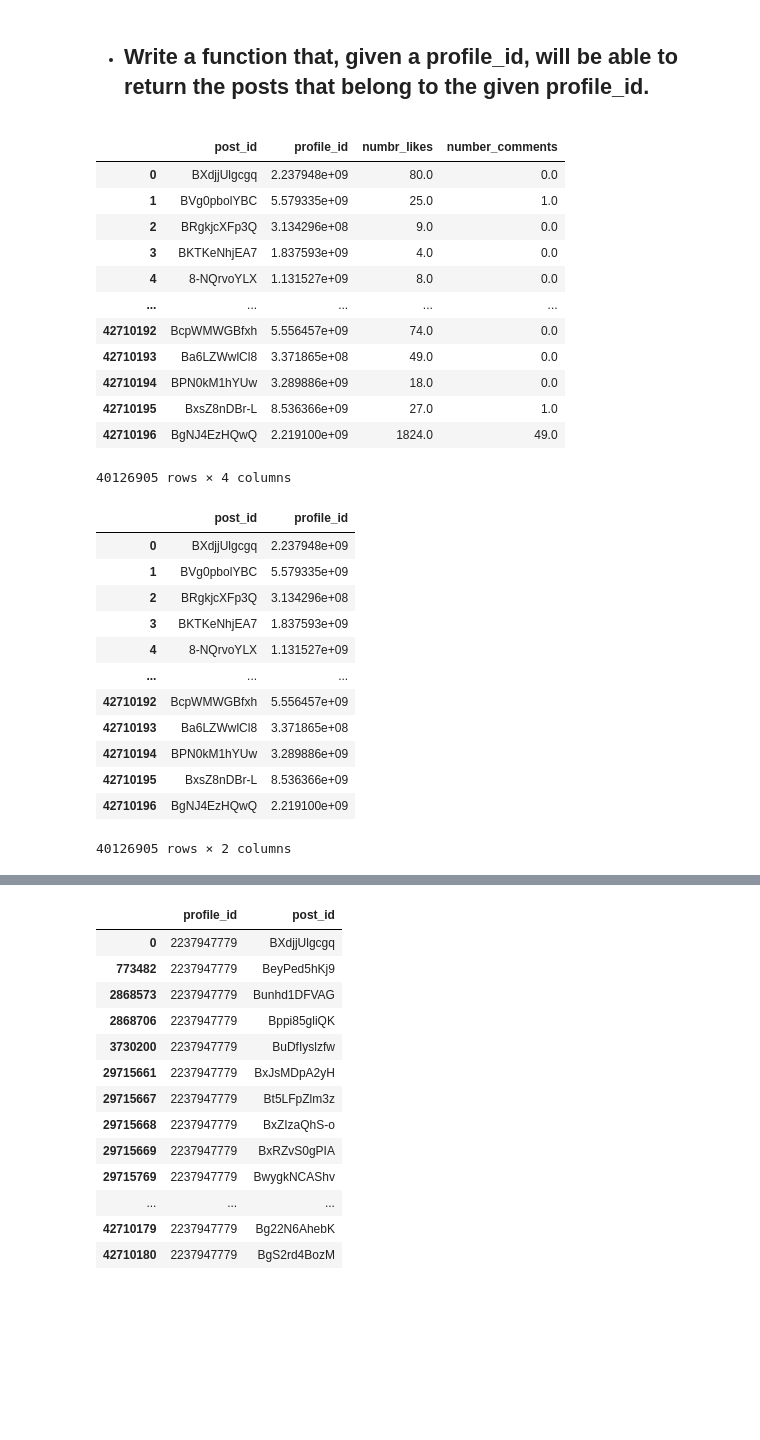
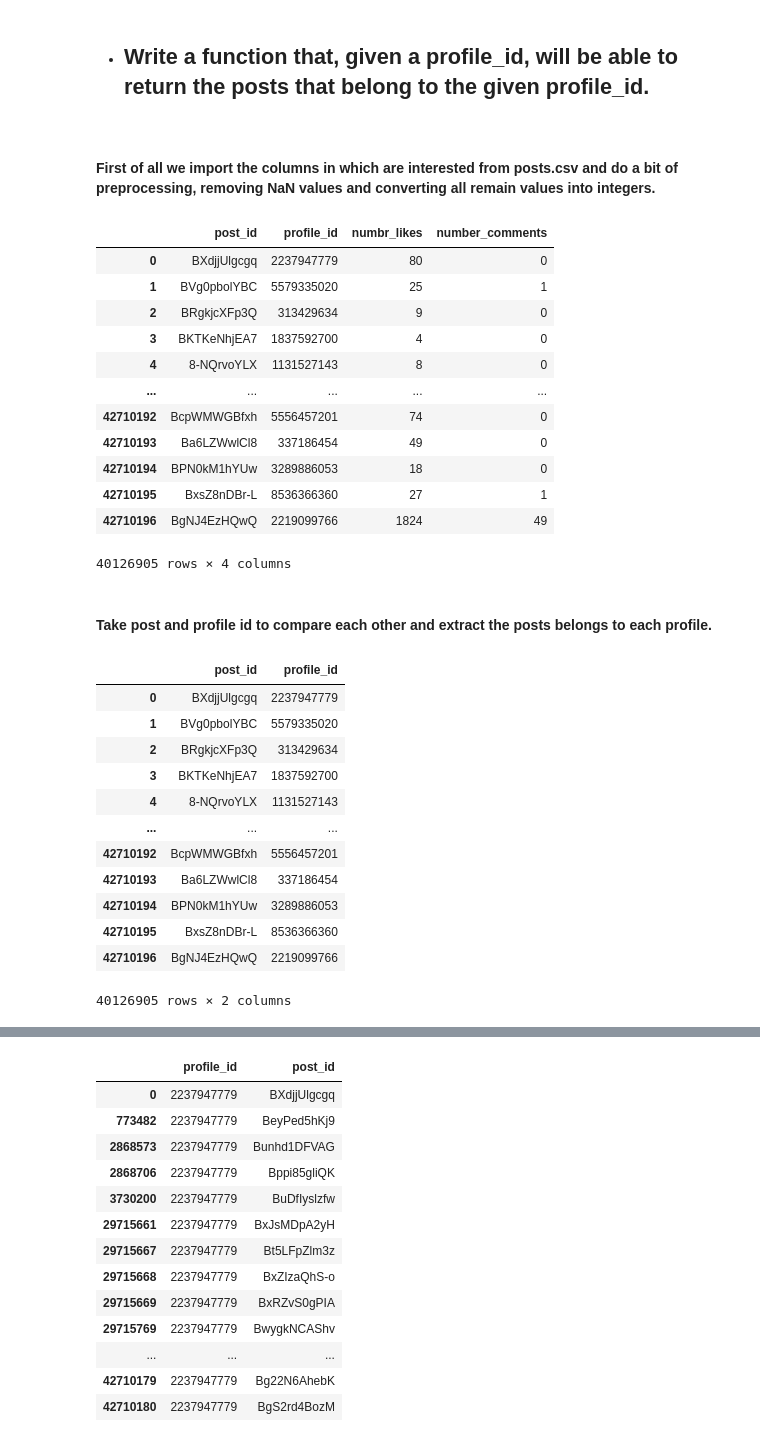
Before and after one commit to jonasbarth/adm-2022-hw-2, a Jupyter notebook: RQ4.ipynb, the cells around one changed output, grey strips where cells are left out. Cells and saved outputs as stored; diff of their text form; code cells hidden in the pictures; blank space fills up the shorter version.

```diff
--- a/RQ4.ipynb
+++ b/RQ4.ipynb
@@ -6,38 +8,44 @@ import datatable as dt
 ## [RQ4] In most cases, we will not have a consistent dataset, and the one we are dealing with is not an exception (ex. in the given datasets, you may not find the information of the profiles for some of the posts). So let’s enhance our analysis.
 # %% [markdown]
 - ## Write a function that, given a profile_id, will be able to return the posts that belong to the given profile_id.
+# %% [markdown]
+#### First of all we import the columns in which are interested from posts.csv and do a bit of preprocessing, removing NaN values and converting all remain values into integers.
 # %%
 prof_data = dt.fread('instagram_posts.csv', sep='\t', columns={"profile_id", "post_id", "numbr_likes", "number_comments"}).to_pandas()
-prof_data = prof_data.dropna()
-prof_data
-# %% [output]
-|  | post_id | profile_id | numbr_likes | number_comments |
-| 0 | BXdjjUlgcgq | 2.237948e+09 | 80.0 | 0.0 |
-| 1 | BVg0pbolYBC | 5.579335e+09 | 25.0 | 1.0 |
-| 2 | BRgkjcXFp3Q | 3.134296e+08 | 9.0 | 0.0 |
-| 3 | BKTKeNhjEA7 | 1.837593e+09 | 4.0 | 0.0 |
-| 4 | 8-NQrvoYLX | 1.131527e+09 | 8.0 | 0.0 |
-| ... | ... | ... | ... | ... |
-| 42710192 | BcpWMWGBfxh | 5.556457e+09 | 74.0 | 0.0 |
-| 42710193 | Ba6LZWwlCl8 | 3.371865e+08 | 49.0 | 0.0 |
-| 42710194 | BPN0kM1hYUw | 3.289886e+09 | 18.0 | 0.0 |
-| 42710195 | BxsZ8nDBr-L | 8.536366e+09 | 27.0 | 1.0 |
-| 42710196 | BgNJ4EzHQwQ | 2.219100e+09 | 1824.0 | 49.0 |
-40126905 rows × 4 columns
+# %%
+prof_data = prof_data.dropna()
+prof_data[['profile_id', 'numbr_likes', 'number_comments']] = prof_data[['profile_id', 'numbr_likes', 'number_comments']].values.astype('int64')
+prof_data
+# %% [output]
+|  | post_id | profile_id | numbr_likes | number_comments |
+| 0 | BXdjjUlgcgq | 2237947779 | 80 | 0 |
+| 1 | BVg0pbolYBC | 5579335020 | 25 | 1 |
+| 2 | BRgkjcXFp3Q | 313429634 | 9 | 0 |
+| 3 | BKTKeNhjEA7 | 1837592700 | 4 | 0 |
+| 4 | 8-NQrvoYLX | 1131527143 | 8 | 0 |
+| ... | ... | ... | ... | ... |
+| 42710192 | BcpWMWGBfxh | 5556457201 | 74 | 0 |
+| 42710193 | Ba6LZWwlCl8 | 337186454 | 49 | 0 |
+| 42710194 | BPN0kM1hYUw | 3289886053 | 18 | 0 |
+| 42710195 | BxsZ8nDBr-L | 8536366360 | 27 | 1 |
+| 42710196 | BgNJ4EzHQwQ | 2219099766 | 1824 | 49 |
+40126905 rows × 4 columns
+# %% [markdown]
+#### Take post and profile id to compare each other and extract the posts belongs to each profile.
 # %%
 prof_post = prof_data[['post_id', 'profile_id']]
 prof_post
 # %% [output]
 |  | post_id | profile_id |
-| 0 | BXdjjUlgcgq | 2.237948e+09 |
-| 1 | BVg0pbolYBC | 5.579335e+09 |
-| 2 | BRgkjcXFp3Q | 3.134296e+08 |
-| 3 | BKTKeNhjEA7 | 1.837593e+09 |
-| 4 | 8-NQrvoYLX | 1.131527e+09 |
+| 0 | BXdjjUlgcgq | 2237947779 |
+| 1 | BVg0pbolYBC | 5579335020 |
+| 2 | BRgkjcXFp3Q | 313429634 |
+| 3 | BKTKeNhjEA7 | 1837592700 |
+| 4 | 8-NQrvoYLX | 1131527143 |
 | ... | ... | ... |
-| 42710192 | BcpWMWGBfxh | 5.556457e+09 |
-| 42710193 | Ba6LZWwlCl8 | 3.371865e+08 |
-| 42710194 | BPN0kM1hYUw | 3.289886e+09 |
-| 42710195 | BxsZ8nDBr-L | 8.536366e+09 |
-| 42710196 | BgNJ4EzHQwQ | 2.219100e+09 |
+| 42710192 | BcpWMWGBfxh | 5556457201 |
+| 42710193 | Ba6LZWwlCl8 | 337186454 |
+| 42710194 | BPN0kM1hYUw | 3289886053 |
+| 42710195 | BxsZ8nDBr-L | 8536366360 |
+| 42710196 | BgNJ4EzHQwQ | 2219099766 |
 40126905 rows × 2 columns
```
Also changed, not shown: parts of 41 cells of this notebook.
